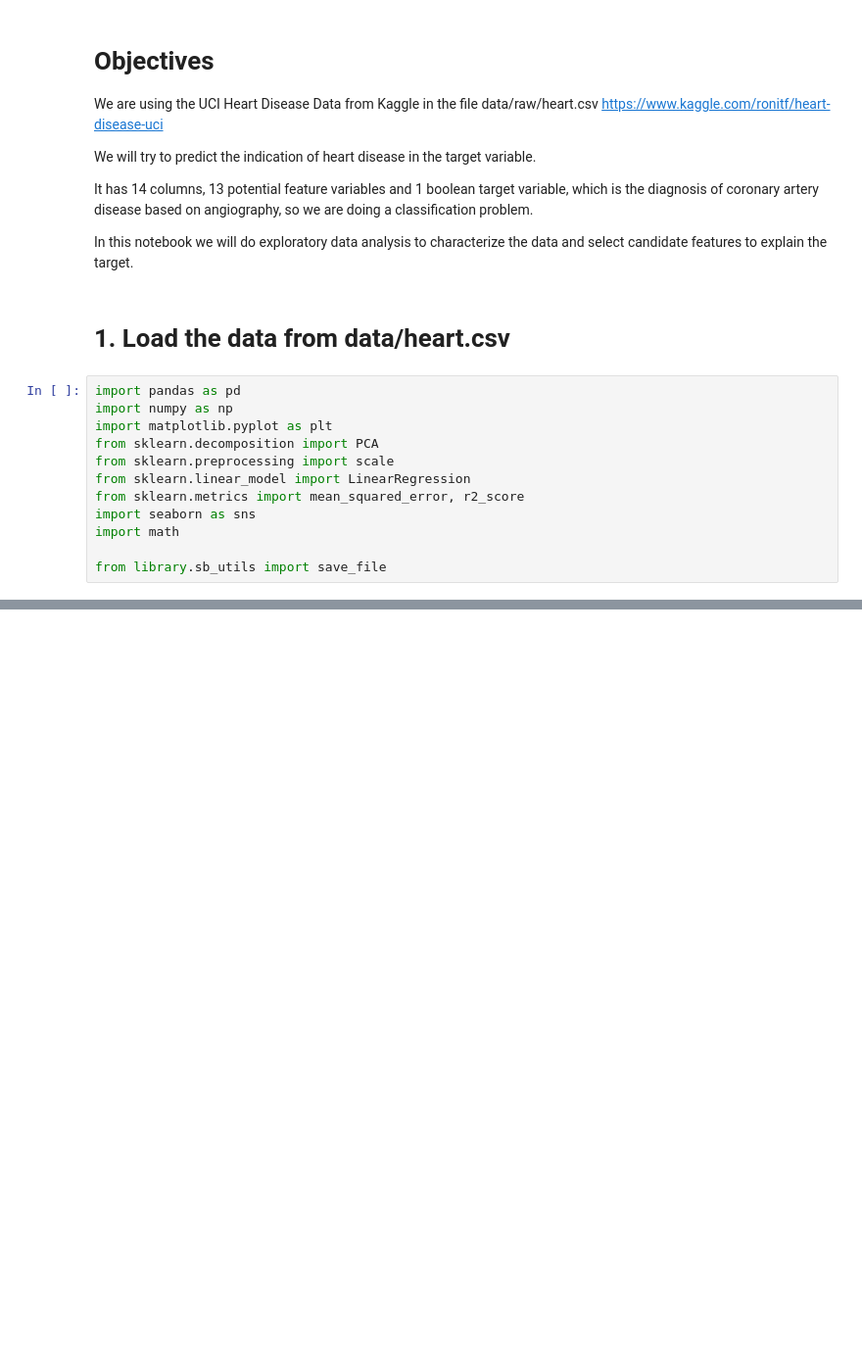
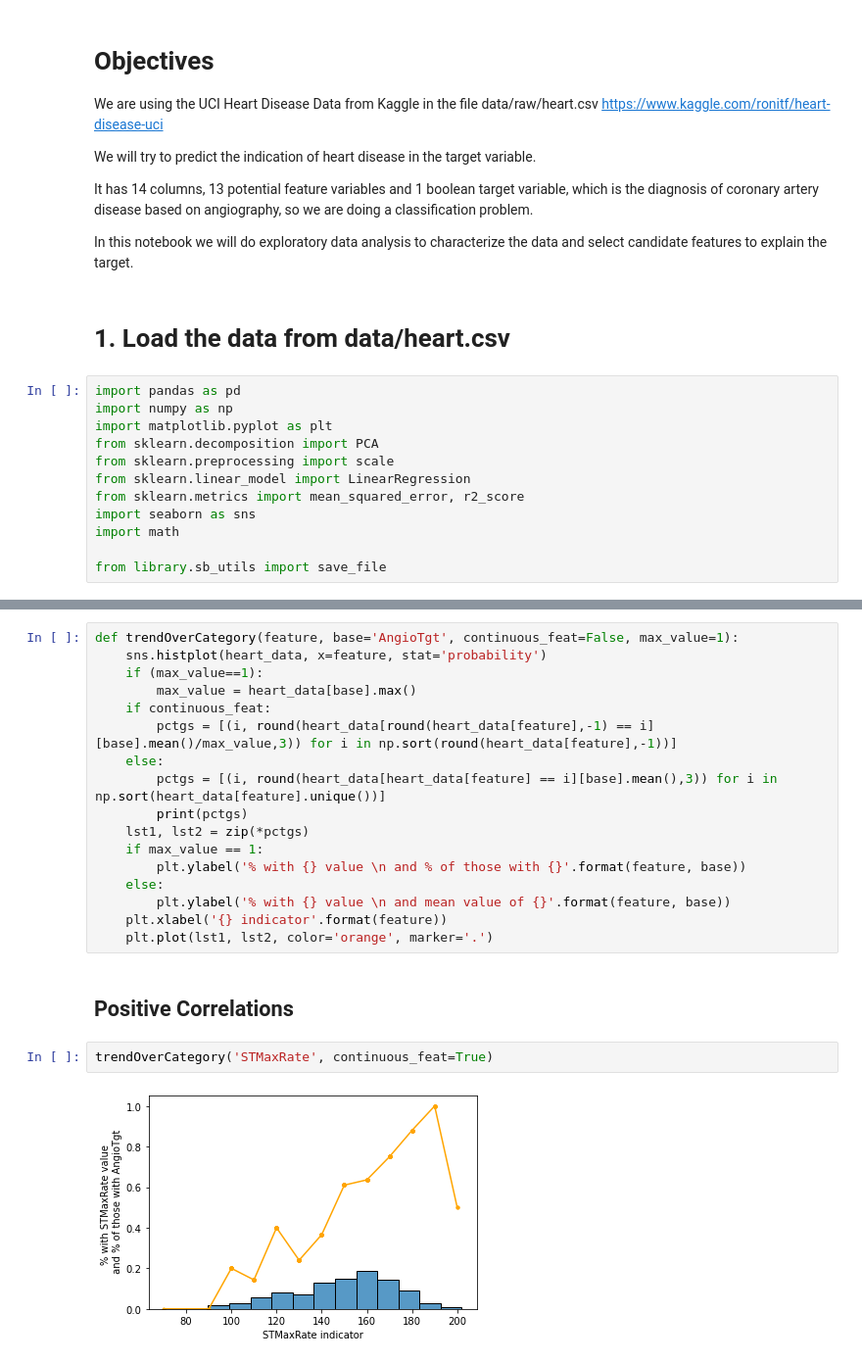
Before and after one commit to BradDoty/KaggleHeartDiseaseUCI, a Jupyter notebook: Notebooks/Capstone 2 -- Exploratory Data Analysis.ipynb, the cells around one changed output, grey strips where cells are left out. Shown: that part at 98% size. Drawn from its saved outputs; the diff is of its cells as text; blank space fills up the shorter version.

```diff
--- a/Notebooks/Capstone 2 -- Exploratory Data Analysis.ipynb
+++ b/Notebooks/Capstone 2 -- Exploratory Data Analysis.ipynb
@@ -308,0 +76,23 @@ Here are the candidate features to use for Feature Engineering:
+# %%
+def trendOverCategory(feature, base='AngioTgt', continuous_feat=False, max_value=1):
+    sns.histplot(heart_data, x=feature, stat='probability')
+    if (max_value==1):
+        max_value = heart_data[base].max()
+    if continuous_feat:
+        pctgs = [(i, round(heart_data[round(heart_data[feature],-1) == i][base].mean()/max_value,3)) for i in np.sort(round(heart_data[feature],-1))]
+    else:
+        pctgs = [(i, round(heart_data[heart_data[feature] == i][base].mean(),3)) for i in np.sort(heart_data[feature].unique())]
+        print(pctgs)
+    lst1, lst2 = zip(*pctgs)
+    if max_value == 1:
+        plt.ylabel('% with {} value \n and % of those with {}'.format(feature, base))
+    else:
+        plt.ylabel('% with {} value \n and mean value of {}'.format(feature, base))
+    plt.xlabel('{} indicator'.format(feature))
+    plt.plot(lst1, lst2, color='orange', marker='.')
+# %% [markdown]
+## Positive Correlations
+# %%
+trendOverCategory('STMaxRate', continuous_feat=True)
+# %% [output]
+[figure, added]
```
Also changed, not shown: parts of 53 cells of this notebook, 2 other files.
